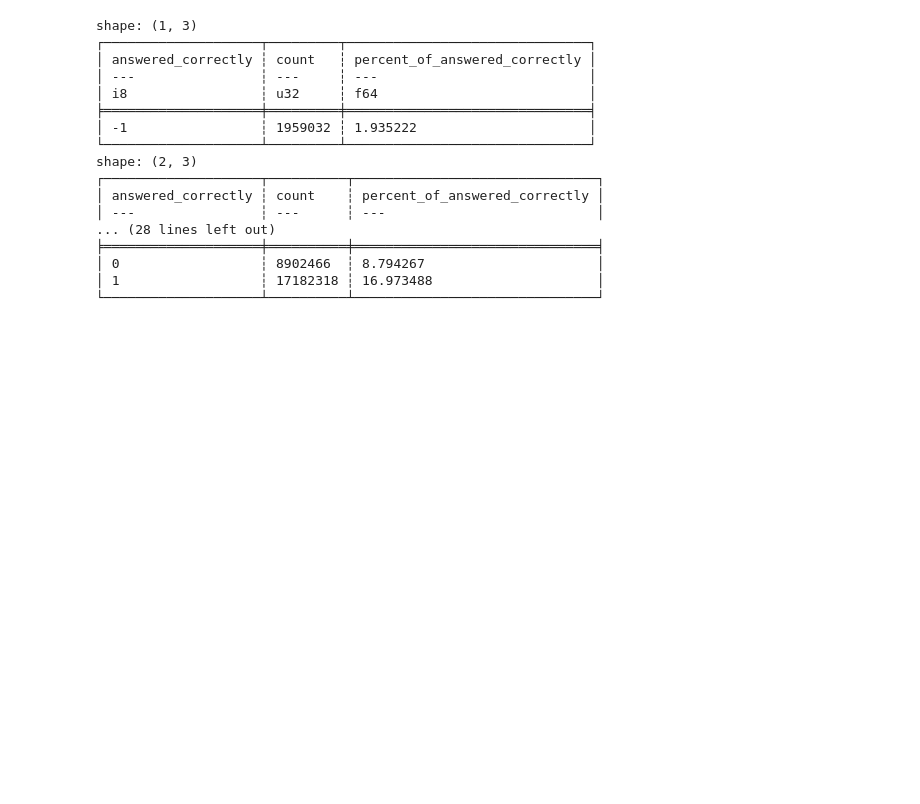
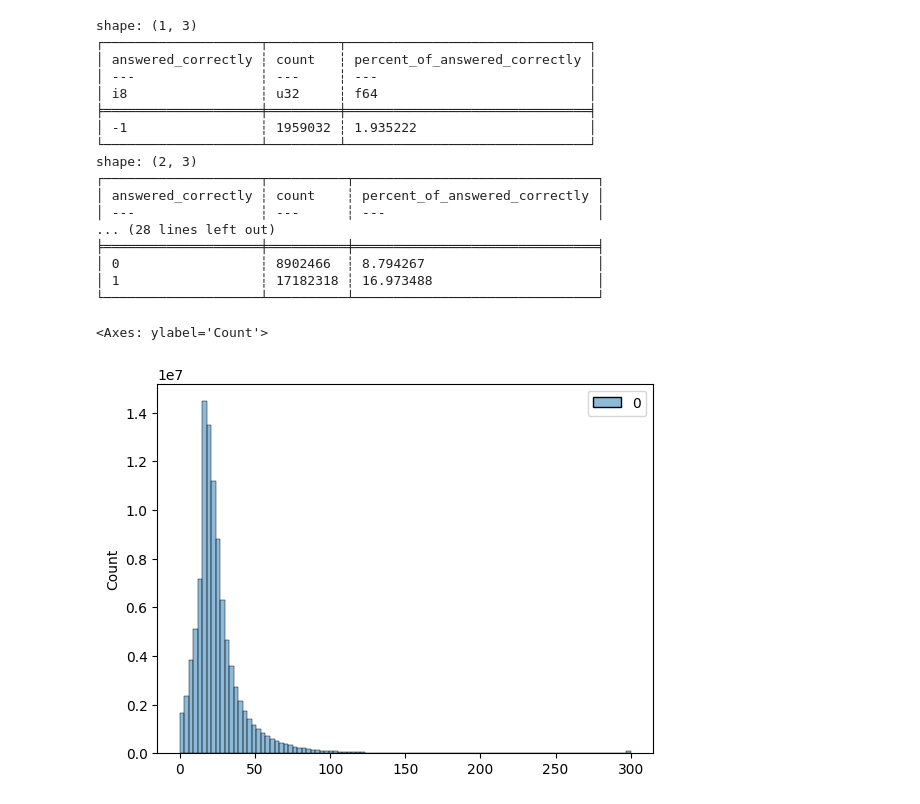
Before and after one commit to zinkin-s/MFTI_DS_Python_HW_3, a Jupyter notebook: notebook.ipynb, the cells around one changed output. Saved outputs shown, nothing was run; the diff lists cells and outputs as text; code cells hidden in the pictures; blank space fills up the shorter version.

Commit message:
Added prior_question_elapsed_time analysis

```diff
--- a/notebook.ipynb
+++ b/notebook.ipynb
@@ -226,3 +226,9 @@ shape: (2, 3)
 │ 0                  ┆ 8902466  ┆ 8.794267                      │
 │ 1                  ┆ 17182318 ┆ 16.973488                     │
 └────────────────────┴──────────┴───────────────────────────────┘
+# %%
+ds = lf.select('prior_question_elapsed_time').collect(streaming=True) / 1000
+sns.histplot(data=ds, bins=100)
+# %% [output]
+<Axes: ylabel='Count'>
+[figure, added]
```
